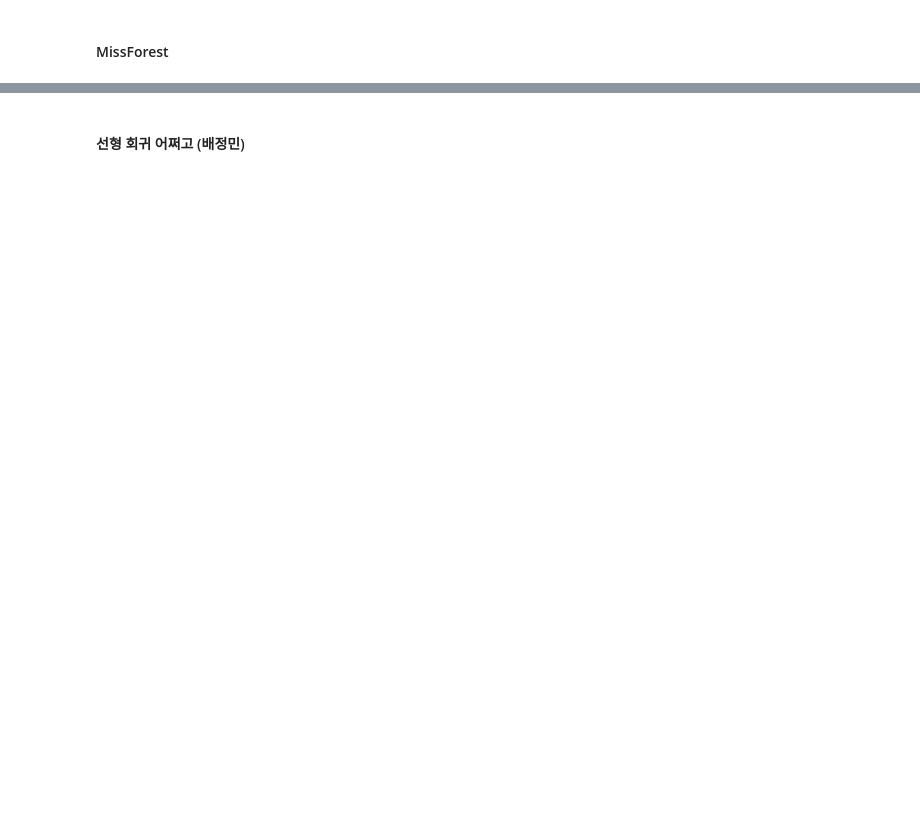
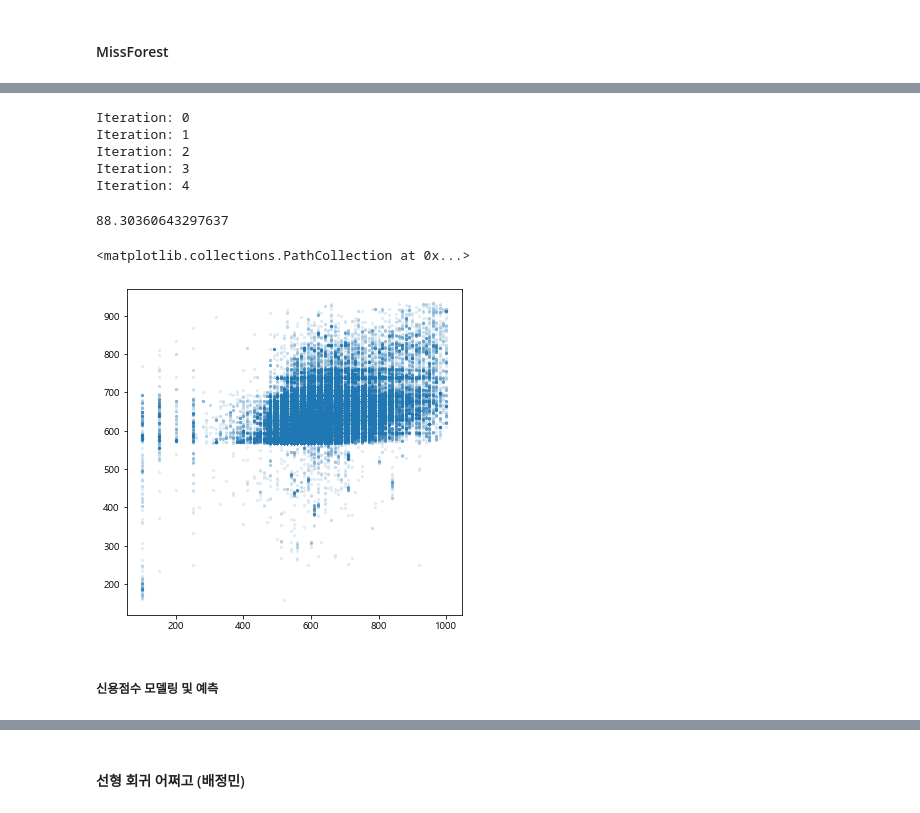
Before and after one commit to lsj7087/22.09_BigContest, a Jupyter notebook: BigContest_Futures_Finda_개짖는소리.ipynb, the cells around one changed output, grey strips where cells are left out. Drawn from its saved outputs; the diff is of its cells as text; code cells hidden in the pictures; blank space fills up the shorter version.

```diff
--- a/BigContest_Futures_Finda_개짖는소리.ipynb
+++ b/BigContest_Futures_Finda_개짖는소리.ipynb
@@ -965,3 +1024,46 @@ dtype: int64
+# %%
+## categorial label Encoder
+cat_t = train_set[train_set.select_dtypes(['category']).columns.tolist()]
+
+from sklearn import preprocessing
+
+for col in train_set.select_dtypes(['category']).columns.tolist():
+    le = preprocessing.LabelEncoder()
+    le.fit(cat_t[col])
+    train_set[col]=le.transform(cat_t[col])
+    train_set[col] = train_set[col].astype('category')
+# %%
+fac_var = train_set.select_dtypes(['category']).columns
+# %%
+UseCols = train_set.columns.tolist()
+cat_var = [idx for idx , col in enumerate(UseCols) if col in fac_var]
+MISSForest_algo = MissForest(max_iter = 20, verbose = 0, n_jobs  = -1 , max_depth=10)
+MISSForest_algo.fit(X =train_set  , cat_vars= cat_var)
+Tr_imputed = MISSForest_algo.transform(train_set)
+Tr_imputed = pd.DataFrame(Tr_imputed, columns= UseCols)
+Tr_imputed[fac_var] = Tr_imputed[fac_var].astype(int)
+# %% [output]
+Iteration: 0
+Iteration: 1
+Iteration: 2
+Iteration: 3
+Iteration: 4
+# %%
+Tr_imputed.index = train_set.index
+predict_credit = Tr_imputed.loc[train_set["credit_score"].isna(),"credit_score"]
+# %%
+#예측 신용점수 RMSE
+print(np.sqrt(np.mean((true_credit - predict_credit)**2)))
+# %% [output]
+88.30360643297637
+# %%
+plt.figure(figsize=(6,6))
+plt.scatter(true_credit, predict_credit, s=5,alpha=0.1)
+# %% [output]
+<matplotlib.collections.PathCollection at 0x...>
+[figure, added]
+# %% [markdown]
+##### 신용점수 모델링 및 예측
 # %%
 import sklearn.neighbors._base
 import sys
```
Also changed, not shown: parts of 100 cells of this notebook, 1 other file.
